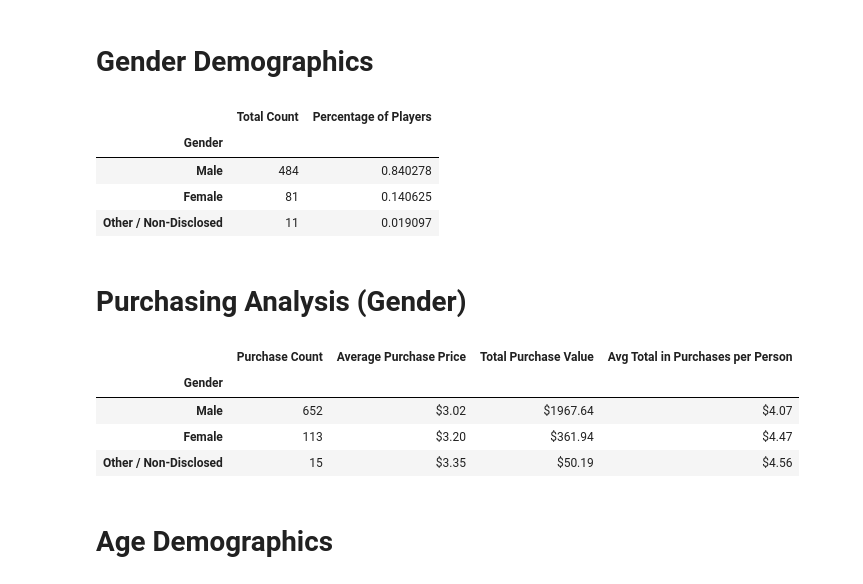
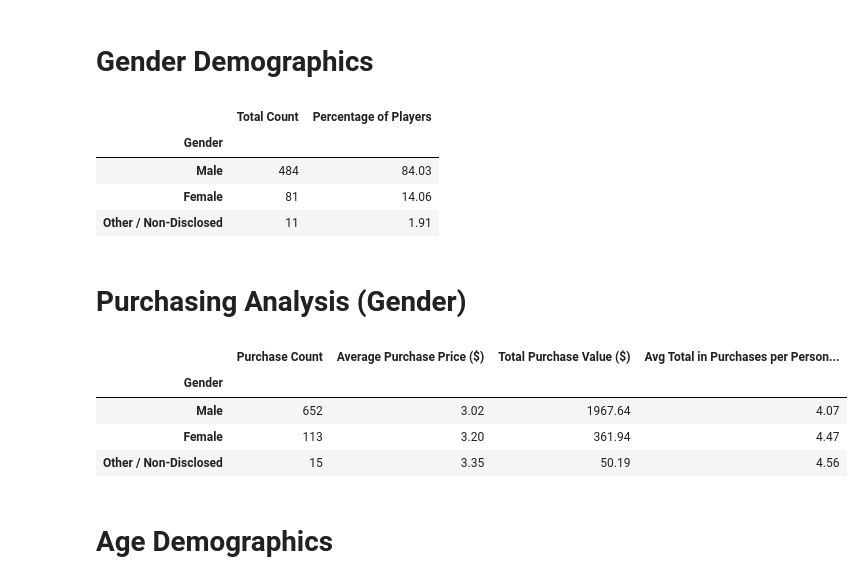
Before and after one commit to IIVIIIII/Heroes_of_Pymoli, a Jupyter notebook: HeroesOfPymoli/HeroesOfPymoli.ipynb, the cells around one changed output. Cells and saved outputs as stored; diff of their text form; code cells hidden in the pictures.

Commit message:
purchasing analysis (gender) values to floats

```diff
--- a/HeroesOfPymoli/HeroesOfPymoli.ipynb
+++ b/HeroesOfPymoli/HeroesOfPymoli.ipynb
@@ -61,9 +61,9 @@ total_females = len(females_df["SN"].unique())
 total_other = len(other_df["SN"].unique())
 
 # calculate number of players of each gender as a percentage of all players
-percent_male = round(total_males/total_players, 2)
-percent_female = round(total_females/total_players, 2)
-percent_other = total_other/total_players
+percent_male = round(total_males/total_players*100, 2)
+percent_female = round(total_females/total_players*100, 2)
+percent_other = round(total_other/total_players*100, 2)
 
 # create dataframe with calculated values (convert to percent format where appropriate)
 gender_df = pd.DataFrame({"Gender": ["Male","Female","Other / Non-Disclosed"],
@@ -75,47 +75,47 @@ gender_df.set_index("Gender")
 # %% [output]
 |  | Total Count | Percentage of Players |
 | Gender |  |  |
-| Male | 484 | 0.840278 |
-| Female | 81 | 0.140625 |
-| Other / Non-Disclosed | 11 | 0.019097 |
+| Male | 484 | 84.03 |
+| Female | 81 | 14.06 |
+| Other / Non-Disclosed | 11 | 1.91 |
 # %% [markdown]
 # Purchasing Analysis (Gender)
 # %%
 # calculate number of purchases by each gender
 male_purchase_count = males_df["Purchase ID"].count()
 female_purchase_count = females_df["Purchase ID"].count()
 other_purchase_count = other_df["Purchase ID"].count()
 
 # calculate average price of item purchased by each gender
-male_purchase_avg = males_df["Price"].mean()
-female_purchase_avg = females_df["Price"].mean()
-other_purchase_avg = other_df["Price"].mean()
+male_purchase_avg = round(males_df["Price"].mean(), 2)
+female_purchase_avg = round(females_df["Price"].mean(), 2)
+other_purchase_avg = round(other_df["Price"].mean(), 2)
 
 # calculate total cost of purchases made by each gender
-male_purchase_sum = males_df["Price"].sum()
-female_purchase_sum = females_df["Price"].sum()
-other_purchase_sum = other_df["Price"].sum()
+male_purchase_sum = round(males_df["Price"].sum(), 2)
+female_purchase_sum = round(females_df["Price"].sum(), 2)
+other_purchase_sum = round(other_df["Price"].sum(), 2)
 
 # calculate how much money on average an individual from each gender spends in total on items
-avg_individual_male_purchase_sum = male_purchase_sum/total_males
-avg_individual_female_purchase_sum = female_purchase_sum/total_females
-avg_individual_other_purchase_sum = other_purchase_sum/total_other
+avg_individual_male_purchase_sum = round(male_purchase_sum/total_males, 2)
+avg_individual_female_purchase_sum = round(female_purchase_sum/total_females, 2)
+avg_individual_other_purchase_sum = round(other_purchase_sum/total_other, 2)
 
 # create dataframe with calculated values (convert to dollar format where appropriate)
 gender_purchase_df = pd.DataFrame({"Gender": ["Male","Female","Other / Non-Disclosed"],
                                    "Purchase Count": [male_purchase_count, female_purchase_count, other_purchase_count],
-                                   "Average Purchase Price": ["${:.2f}".format(male_purchase_avg), "${:.2f}".format(female_purchase_avg), "${:.2f}".format(other_purchase_avg)],
-                                   "Total Purchase Value": ["${:.2f}".format(male_purchase_sum), "${:.2f}".format(female_purchase_sum), "${:.2f}".format(other_purchase_sum)],
-                                   "Avg Total in Purchases per Person": ["${:.2f}".format(avg_individual_male_purchase_sum), "${:.2f}".format(avg_individual_female_purchase_sum), "${:.2f}".format(avg_individual_other_purchase_sum)]})
+                                   "Average Purchase Price ($)": [male_purchase_avg, female_purchase_avg, other_purchase_avg],
+                                   "Total Purchase Value ($)": [male_purchase_sum, female_purchase_sum, other_purchase_sum],
+                                   "Avg Total in Purchases per Person ($)": [avg_individual_male_purchase_sum, avg_individual_female_purchase_sum, avg_individual_other_purchase_sum]})
 
 # set "Gender" as index of dataframe
 gender_purchase_df.set_index("Gender")
 # %% [output]
-|  | Purchase Count | Average Purchase Price | Total Purchase Value | Avg Total in Purchases per Person |
+|  | Purchase Count | Average Purchase Price ($) | Total Purchase Value ($) | Avg Total in Purchases per Person... |
 | Gender |  |  |  |  |
-| Male | 652 | $3.02 | $1967.64 | $4.07 |
-| Female | 113 | $3.20 | $361.94 | $4.47 |
-| Other / Non-Disclosed | 15 | $3.35 | $50.19 | $4.56 |
+| Male | 652 | 3.02 | 1967.64 | 4.07 |
+| Female | 113 | 3.20 | 361.94 | 4.47 |
+| Other / Non-Disclosed | 15 | 3.35 | 50.19 | 4.56 |
 # %% [markdown]
 # Age Demographics
 # %%
```
